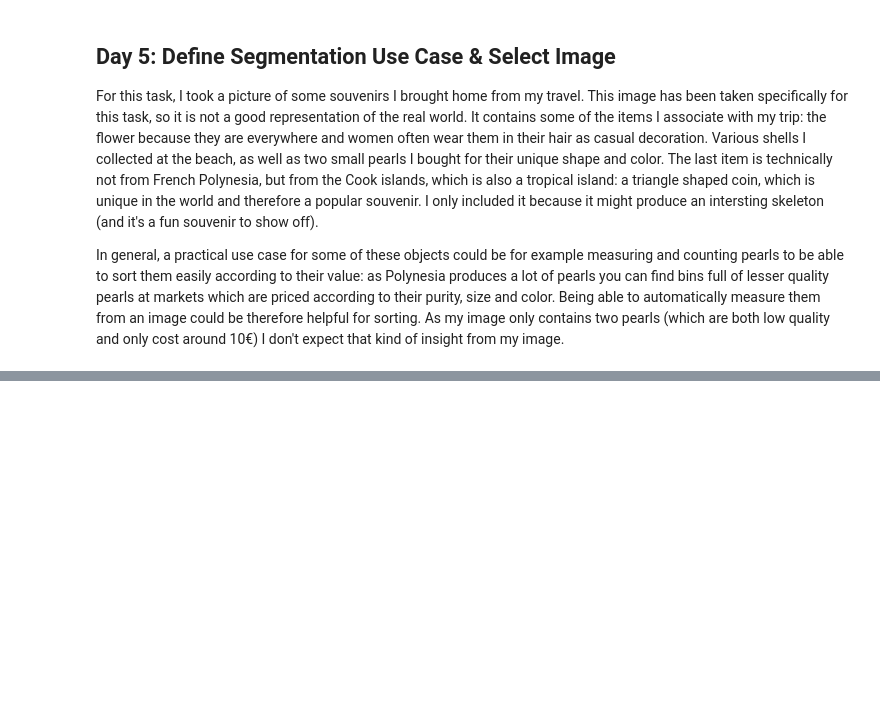
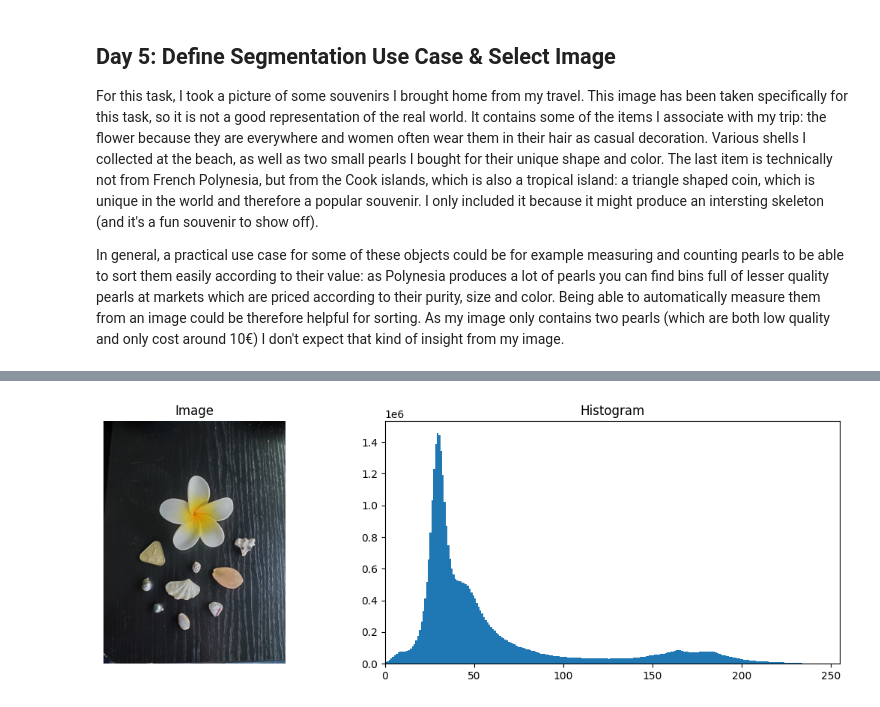
Before and after one commit to AntoniaBonfa/gbsv_MC2, a Jupyter notebook: gbsv_mc2_part2.ipynb, the cells around one changed output, grey strips where cells are left out. Drawn from its saved outputs; the diff is of its cells as text; code cells hidden in the pictures; blank space fills up the shorter version.

```diff
--- a/gbsv_mc2_part2.ipynb
+++ b/gbsv_mc2_part2.ipynb
@@ -24,3 +25,18 @@ plt.title('Souvenirs')
 plt.show()
 # %% [output]
 [figure]
+# %%
+def plot_img_with_hist(img, cmap='gray', bins=255, xlim_min=0, xlim_max=255):
+    fig, axs = plt.subplots(nrows=1, ncols=2, figsize=(12,4))
+    axs[0].imshow(img, cmap=cmap)
+    axs[0].axis('off')
+    axs[0].set_title("Image")
+    axs[1].hist(img.flatten(), bins=bins)
+    axs[1].set_xlim(xlim_min,xlim_max)
+    axs[1].set_title("Histogram")
+    plt.tight_layout()
+    plt.show()
+
+plot_img_with_hist(items)
+# %% [output]
+[figure, added]
```
Also changed, not shown: parts of 21 cells of this notebook, 1 other file.
